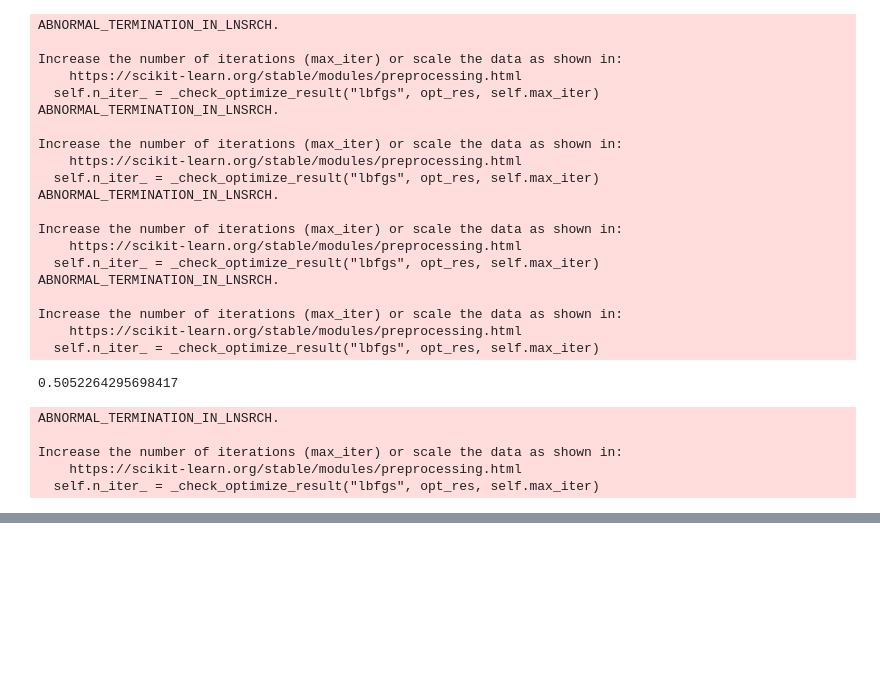
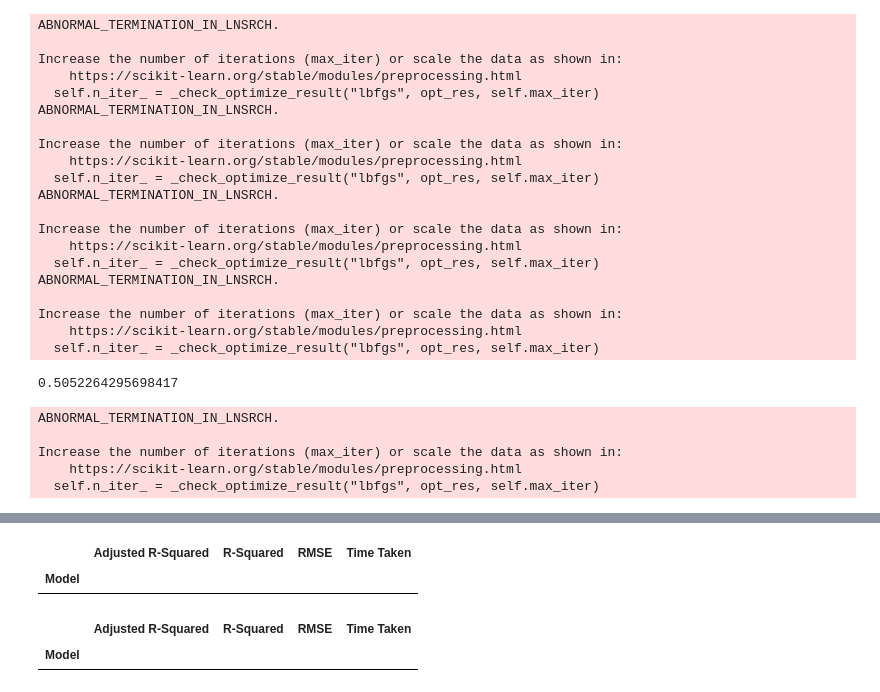
Before and after one commit to Malavita02/TrabalhoSIB, a Jupyter notebook: fusion.ipynb, the cells around one changed output, grey strips where cells are left out. Saved outputs shown, nothing was run; the diff lists cells and outputs as text; code cells hidden in the pictures; blank space fills up the shorter version.

```diff
--- a/fusion.ipynb
+++ b/fusion.ipynb
@@ -265,0 +316,13 @@ Increase the number of iterations (max_iter) or scale the data as shown in:
+# %%
+reg = LazyRegressor()
+
+models,predictions = reg.fit(new_df_train, new_df_test, pheno_train_y, pheno_test_X)
+models
+# %% [output]
+|  | Adjusted R-Squared | R-Squared | RMSE | Time Taken |
+| Model |  |  |  |  |
+# %%
+predictions
+# %% [output]
+|  | Adjusted R-Squared | R-Squared | RMSE | Time Taken |
+| Model |  |  |  |  |
```
Also changed, not shown: parts of 8 cells of this notebook, 4 other files.
